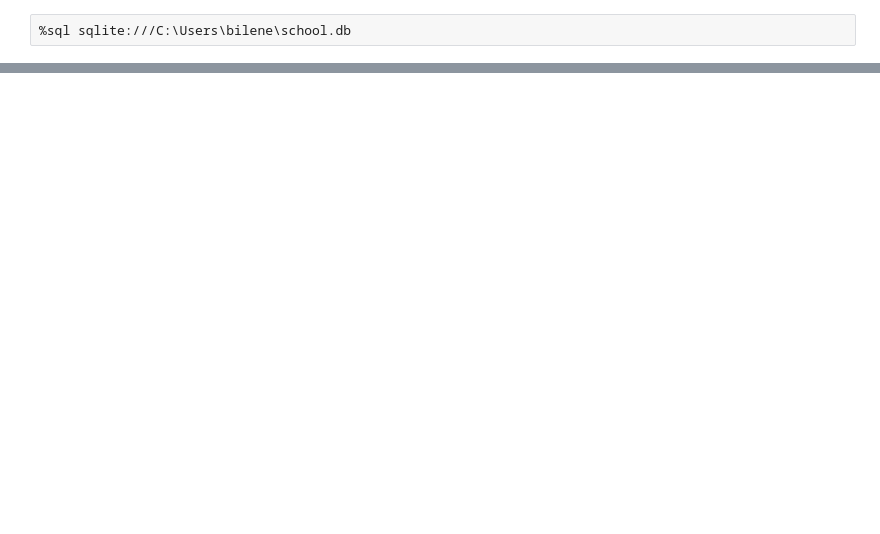
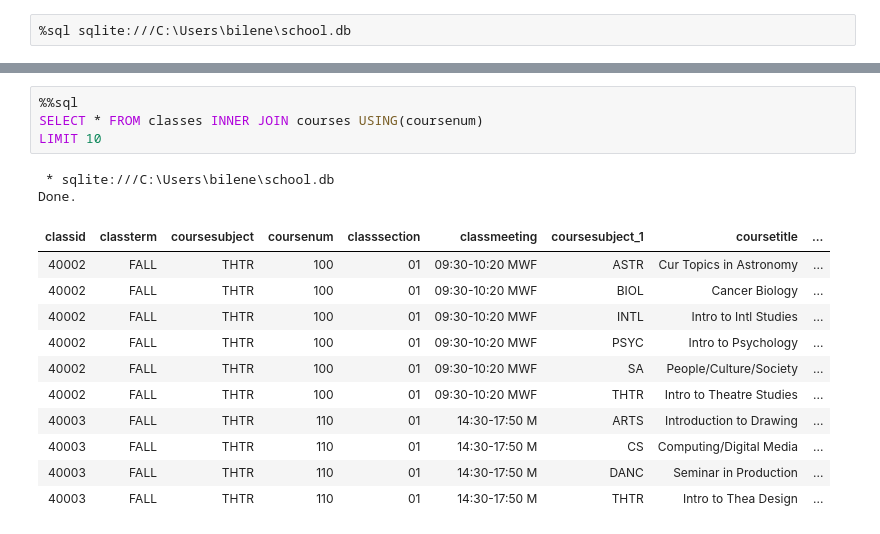
Before and after one commit to ernbilen/Data200_Spring23, a Jupyter notebook: notes/inclass/sql-intro.ipynb, the cells around one changed output, grey strips where cells are left out. Cells and saved outputs as stored; diff of their text form; blank space fills up the shorter version.

```diff
--- a/notes/inclass/sql-intro.ipynb
+++ b/notes/inclass/sql-intro.ipynb
@@ -462,0 +532,18 @@ Done.
+# %%
+%%sql
+SELECT * FROM classes INNER JOIN courses USING(coursenum)
+LIMIT 10
+# %% [output]
+ * sqlite:///C:\Users\bilene\school.db
+Done.
+| classid | classterm | coursesubject | coursenum | classsection | classmeeting | coursesubject_1 | coursetitle | ... |
+| 40002 | FALL | THTR | 100 | 01 | 09:30-10:20 MWF | ASTR | Cur Topics in Astronomy | ... |
+| 40002 | FALL | THTR | 100 | 01 | 09:30-10:20 MWF | BIOL | Cancer Biology | ... |
+| 40002 | FALL | THTR | 100 | 01 | 09:30-10:20 MWF | INTL | Intro to Intl Studies | ... |
+| 40002 | FALL | THTR | 100 | 01 | 09:30-10:20 MWF | PSYC | Intro to Psychology | ... |
+| 40002 | FALL | THTR | 100 | 01 | 09:30-10:20 MWF | SA | People/Culture/Society | ... |
+| 40002 | FALL | THTR | 100 | 01 | 09:30-10:20 MWF | THTR | Intro to Theatre Studies | ... |
+| 40003 | FALL | THTR | 110 | 01 | 14:30-17:50 M | ARTS | Introduction to Drawing | ... |
+| 40003 | FALL | THTR | 110 | 01 | 14:30-17:50 M | CS | Computing/Digital Media | ... |
+| 40003 | FALL | THTR | 110 | 01 | 14:30-17:50 M | DANC | Seminar in Production | ... |
+| 40003 | FALL | THTR | 110 | 01 | 14:30-17:50 M | THTR | Intro to Thea Design | ... |
```
Also changed, not shown: parts of 6 cells of this notebook.
